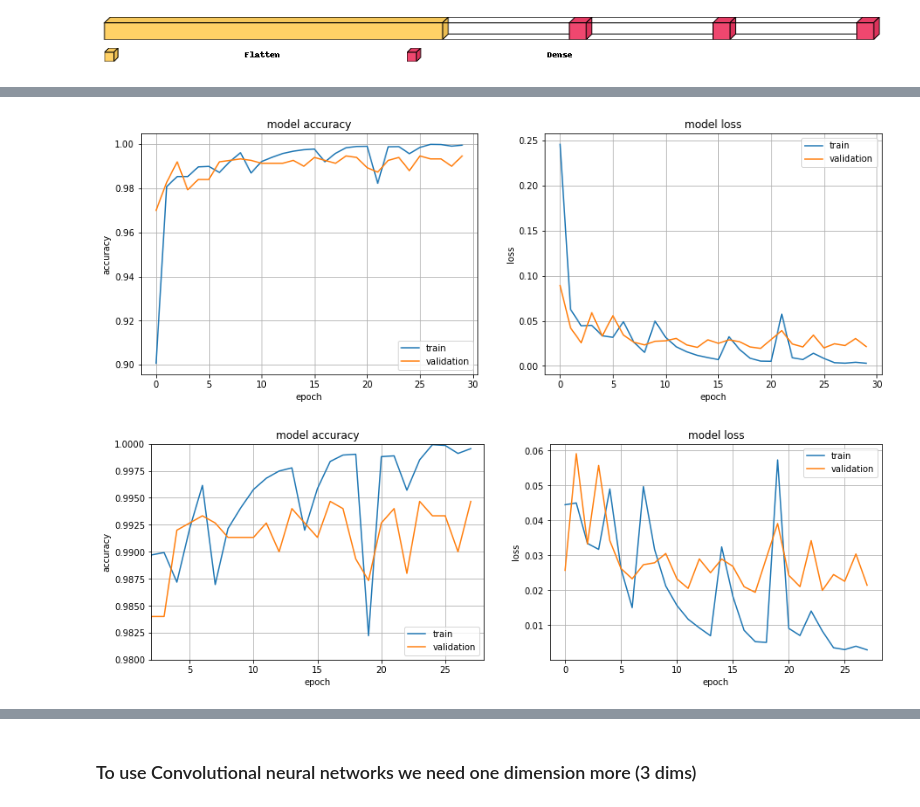
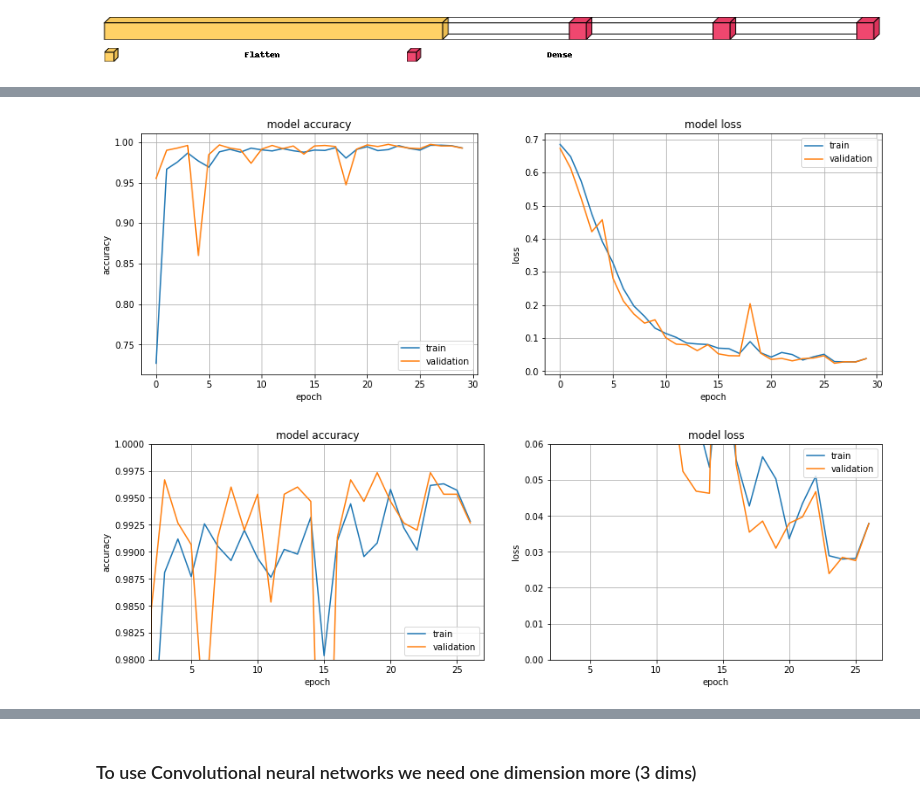
Before and after one commit to andreacutrera/comics_faces_recognizer, a Jupyter notebook: preprocessing_and_modelling.ipynb, the cells around one changed output, grey strips where cells are left out. Drawn from its saved outputs; the diff is of its cells as text; code cells hidden in the pictures.

```diff
--- a/preprocessing_and_modelling.ipynb
+++ b/preprocessing_and_modelling.ipynb
@@ -263,7 +261,7 @@ int_to_str
 # %%
 # Define the image size below before the starting - for a good quality use 100
 data = []
-image_size = 100
+image_size = 128
 # %%
 def get_data():
     for category in CATEGORIES:
@@ -382,7 +372,7 @@ y = np.array(y)
 # %%
 # now split data and lock somewhere your test data
 # we are going to use only training data, and just a portion of them as validation for the hyperparameter tuning
-x_train, x_test, y_train, y_test = train_test_split(X, y, test_size=0.25, random_state=42)
+x_train, x_test, y_train, y_test = train_test_split(X, y, test_size=0.25, random_state=42, stratify=y)
 # %%
 x_train.shape, x_test.shape, y_train.shape, y_test.shape
 # %% [output]
@@ -822,20 +689,17 @@ Test accuracy: 0.9886000156402588
 # %% [markdown]
 ### Now we add one layer more
 # %%
-model_4 = tf.keras.Sequential(
-  [
-      tf.keras.layers.Flatten(input_shape=(image_size, image_size)),
-      tf.keras.layers.Dense(200, activation='sigmoid'),
-      tf.keras.layers.Dense(60, activation='sigmoid'),
-      tf.keras.layers.Dense(num_classes, activation='softmax')
-  ])
+model = tf.keras.Sequential(
+    [
+        tf.keras.layers.Flatten(input_shape=(image_size, image_size)),
+        tf.keras.layers.Dense(200, activation='softmax'),
+        tf.keras.layers.Dense(50, activation='softmax'),
+        tf.keras.layers.Dense(num_classes, activation='softmax')
+    ])
 
-model_4.compile(optimizer='sgd',
-              loss='categorical_crossentropy',
-              metrics=['accuracy'])
+model.compile(optimizer='adam', loss='categorical_crossentropy', metrics=['accuracy'])
 
-# print model layers
-model_4.summary()
+model.summary()
 # %% [output]
 Model: "sequential_3"
 _________________________________________________________________
@@ -862,9 +726,7 @@ visualkeras.layered_view(model_4, legend=True, spacing=150) # write to disk
 BATCH_SIZE = 128
 epochs = 30
 
-model_4.compile(loss="categorical_crossentropy", optimizer="adam", metrics=["accuracy"])
-
-history = model_4.fit(x_train, y_train,
+history = model.fit(x_train, y_train,
                     batch_size=BATCH_SIZE,
                     epochs=epochs,
                     validation_split=0.1)
@@ -908,35 +770,36 @@ plt.xlabel('epoch')
 plt.legend(['train', 'validation'], loc='upper right')
 plt.grid()
 plt.show()
 
 ##################################################### Why not to zoom a bit?
-zoom = 2
+zoom = 3
 
 plt.figure(1, figsize=(15, 10))
 # summarize history for accuracy
 plt.subplot(221)
 plt.plot(history.history['accuracy'][zoom:])
 plt.plot(history.history['val_accuracy'][zoom:])
 plt.title('model accuracy')
 plt.ylabel('accuracy')
 plt.xlabel('epoch')
 plt.legend(['train', 'validation'], loc='lower right')
 plt.grid()
-plt.axis([2, 28, 0.98, 1.0])
+plt.axis([2, epochs-zoom, 0.98, 1.0])
 
 # summarize history for loss
 plt.subplot(222)
 plt.plot(history.history['loss'][zoom:])
 plt.plot(history.history['val_loss'][zoom:])
 plt.title('model loss')
 plt.ylabel('loss')
 plt.xlabel('epoch')
 plt.legend(['train', 'validation'], loc='upper right')
 plt.grid()
+plt.axis([2, epochs-zoom, 0.0, 0.06])
 
 
 plt.show()
 # %% [output]
-[figure, old version]
+[figure, new version]
-[figure, old version]
+[figure, new version]
 # %%
```
Also changed, not shown: parts of 78 cells of this notebook.
